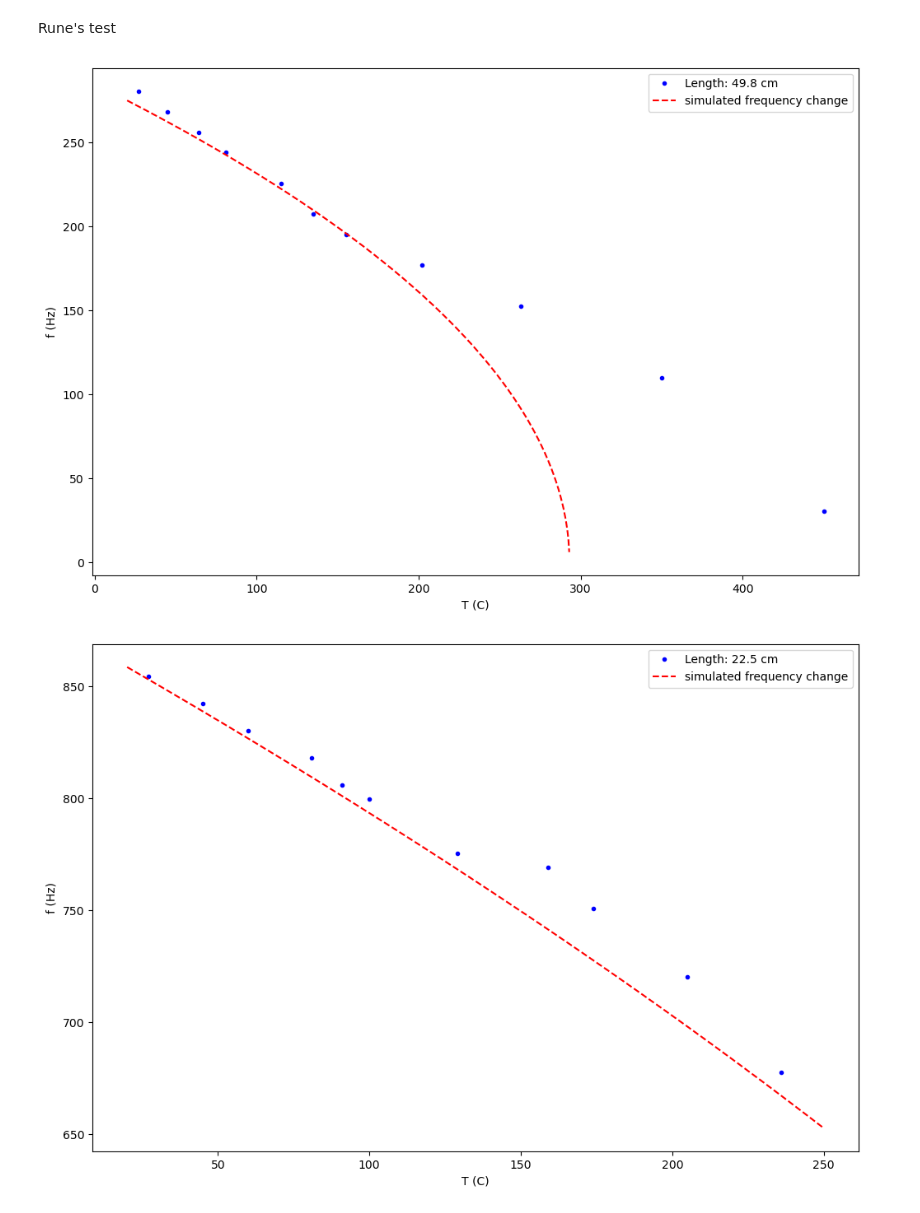
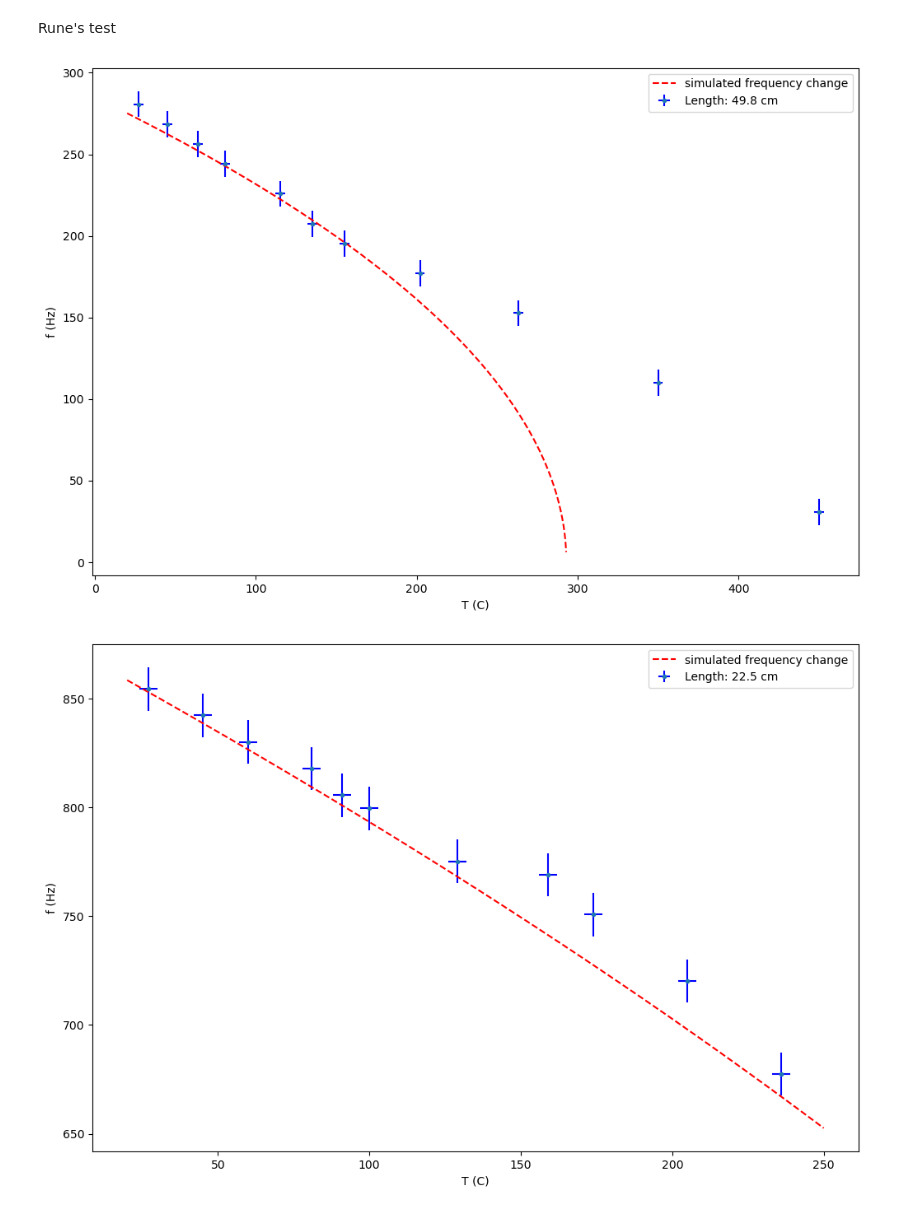
Before and after one commit to AlejandroJean1/Onderzoekspracticum-TN2, a Jupyter notebook: Data Analyse.ipynb, the cells around one changed output. Drawn from its saved outputs; the diff is of its cells as text; code cells hidden in the pictures.

Commit message:
345 en errorbars gedaan

```diff
--- a/Data Analyse.ipynb
+++ b/Data Analyse.ipynb
@@ -164,7 +164,7 @@ di = 7900 #kg/m^3
 r = 0.0005/2 #m
 u_r = 0.0001 #m
 opp_oud = np.pi*r**2
-mu = di*opp #kg/m
+mu = di*opp_oud #kg/m
 # 0.1 mm diameter voor 22.5, 49.8
 
 alpha_V = 32.4*(10**-6) #Thermal expansion coefficient in respect to volume K^-1
@@ -194,23 +194,24 @@ for i in simT498:
 T498 = np.array([27, 45, 64, 81, 115, 135, 155, 202, 263, 350, 450]) # Celsius
 u_T498 = 3 # Onzekerheid 3 graden
 eigen_f498 = np.array([280.76, 268.55, 256.34, 244.14, 225.83, 207.51, 195.31, 177, 152.58, 109.86, 30.51]) # Hz
+u_f498 = 8 # Onzekerheid 1 Hz
 
 plt.figure(figsize=[12, 8])
-plt.plot(T498, eigen_f498, "b.", label="Length: 49.8 cm")
+plt.errorbar(T498, eigen_f498, yerr=u_f498, xerr=u_T498, fmt='.', ecolor='blue', label="Length: 49.8 cm")
 plt.plot(simT498,calc_freq, "r--", label="simulated frequency change")
 plt.xlabel("T (C)")
 plt.ylabel("f (Hz)")
 plt.legend()
 plt.show()
 # %% [output]
-[figure, old version]
+[figure, new version]
 # %%
 t0 = 240 #N
 di = 7900 #kg/m^3
 r = 0.0005/2 #m
 u_r = 0.0001 #m
 opp_oud = np.pi*r**2
-mu = di*opp #kg/m
+mu = di*opp_oud #kg/m
 # 0.1 mm diameter voor 22.5, 49.8
 
 alpha_V = 32.4*(10**-6) #Thermal expansion coefficient in respect to volume K^-1
@@ -222,33 +223,33 @@ def frequentieF(l,T,mu,opp):
     v = np.sqrt(t/mu)
     return (1*v/(2*l))
 
 lijn = 0.225
 simT225 = np.linspace(20,250,1000)
 calc_freq = np.array([])
 for i in simT225:
     deltaT= i - 27
     delta_r = r*deltaT*alpha_L
     new_r = r + delta_r
     new_opp = np.pi*new_r**2
     V_change = alpha_V*deltaT*V
     NewV = V_change + V
     New_di = di/NewV
     New_mu = New_di*new_opp
     new_freq = frequentieF(lijn,i,New_mu,new_opp)
     calc_freq = np.append(calc_freq,new_freq)
 
 T225 = np.array([27, 45, 60, 81, 91, 100, 129, 159, 174, 205, 236]) # Celsius
 u_T225 = 3
 eigen_f225 = np.array([854.49, 842.28, 830.07, 817.87, 805.66, 799.56, 775.14, 769.04, 750.73, 720.21, 677.49]) # Hz
-u_f225 = 1 # Vanaf 100 graden ...ehhh
+u_f225 = 10 # Vanaf 100 graden ...ehhh
 
 plt.figure(figsize=[12, 8])
-plt.plot(T225, eigen_f225, "b.", label="Length: 22.5 cm")
+plt.errorbar(T225, eigen_f225, yerr=u_f225, xerr=u_T225, fmt='.', ecolor='blue', label="Length: 22.5 cm")
 plt.plot(simT225,calc_freq, "r--", label="simulated frequency change")
 
 plt.xlabel("T (C)")
 plt.ylabel("f (Hz)")
 plt.legend()
 plt.show()
 # %% [output]
-[figure, old version]
+[figure, new version]
```
Also changed, not shown: parts of 2 cells of this notebook.
